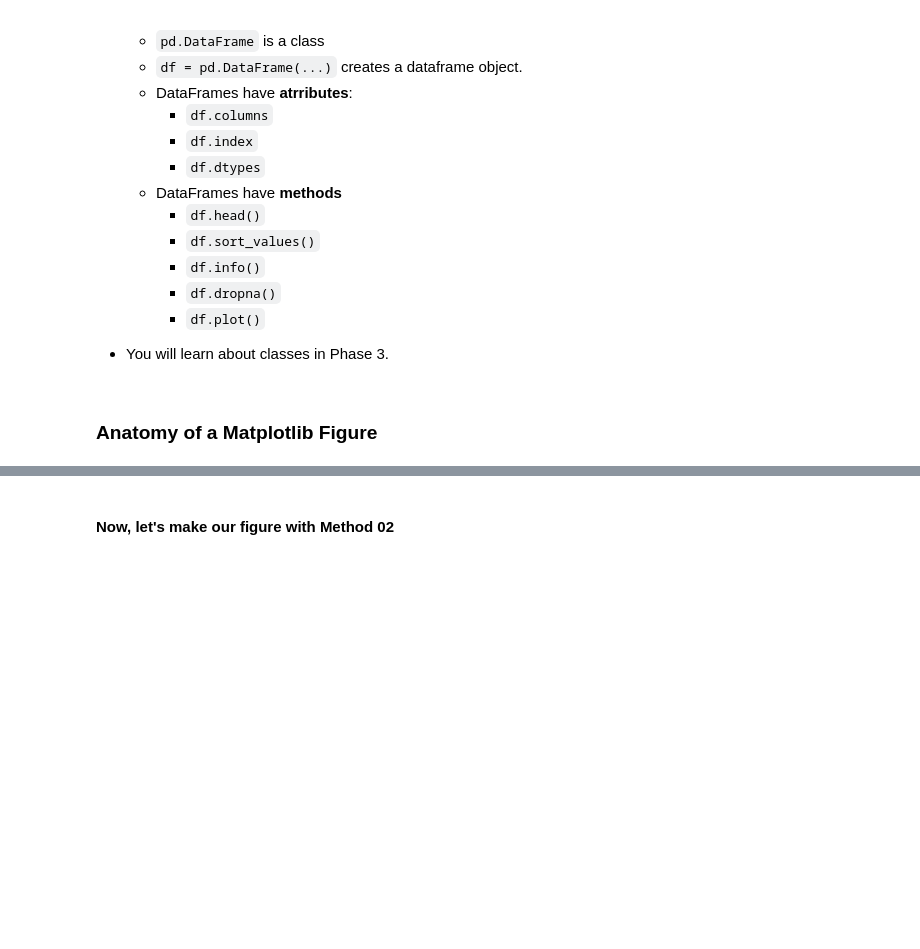
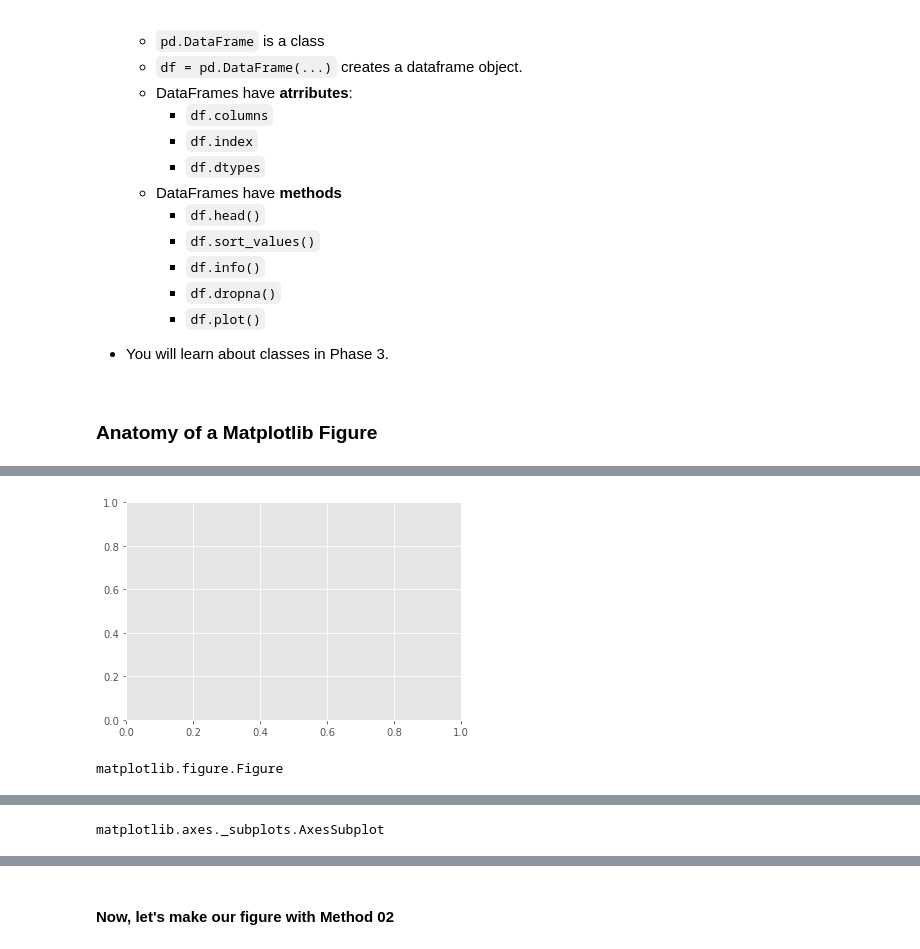
Before and after one commit to flatiron-school/ds-flex-fundamentals-of-data-visualization-2021, a Jupyter notebook: Fundamentals of Visualizations_v1_SG.ipynb, the cells around one changed output, grey strips where cells are left out. Saved outputs shown, nothing was run; the diff lists cells and outputs as text; code cells hidden in the pictures; blank space fills up the shorter version.

```diff
--- a/Fundamentals of Visualizations_v1_SG.ipynb
+++ b/Fundamentals of Visualizations_v1_SG.ipynb
@@ -205,5 +260,12 @@ df.info()
         - There is an 'Axes` for each subplot in the Figure
 # %%
 ## Make an empty figure and ax with plt.subplots
+fig, ax = plt.subplots()
+# %% [output]
+[figure, added]
+# %%
+type(fig)
+# %% [output]
+matplotlib.figure.Figure
 # %%
 ## Run help on fig
@@ -217,3 +280,6 @@ df.info()
 - However, axes do NOT actually contain the VISUAL for the figure, just the information.
 # %%
 # Run help on ax
+type(ax)
+# %% [output]
+matplotlib.axes._subplots.AxesSubplot
```
Also changed, not shown: parts of 38 cells of this notebook.
